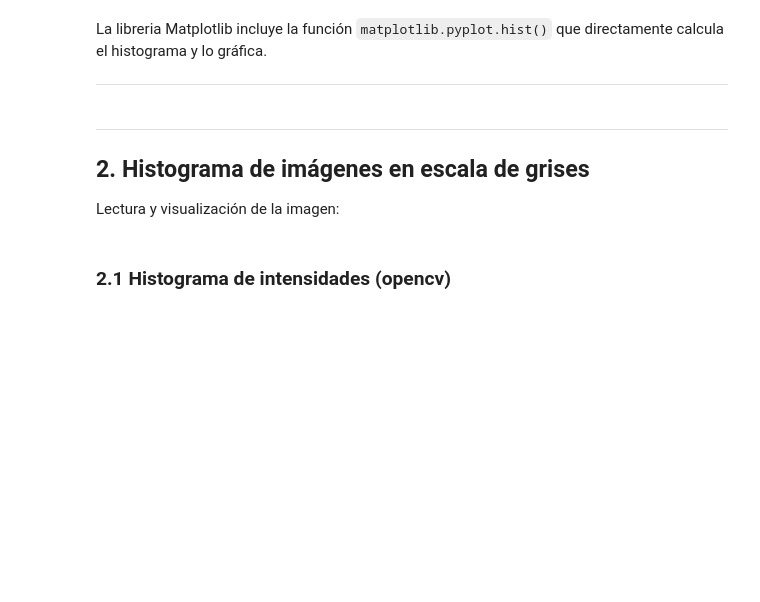
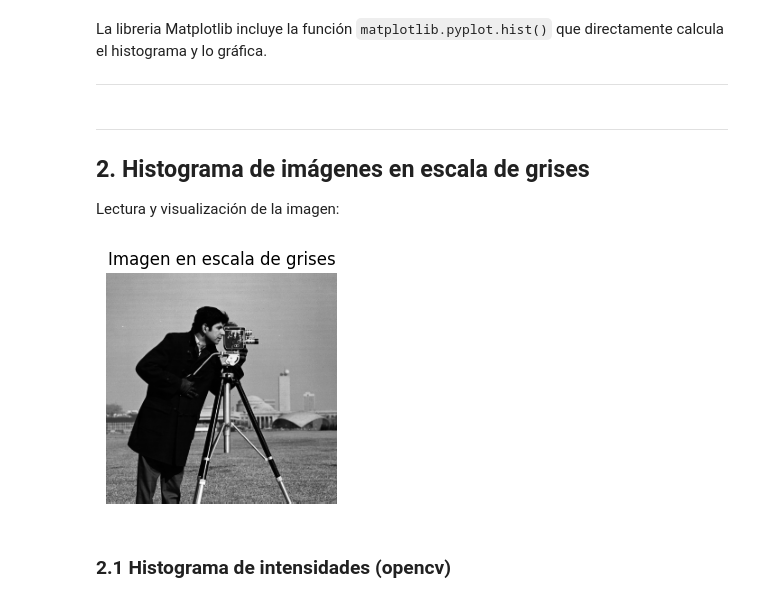
Before and after one commit to Nicolas8aa/cv_2025_1, a Jupyter notebook: lab_06.ipynb, the cells around one changed output. Drawn from its saved outputs; the diff is of its cells as text; code cells hidden in the pictures; blank space fills up the shorter version.

```diff
--- a/lab_06.ipynb
+++ b/lab_06.ipynb
@@ -73,14 +73,16 @@ from matplotlib import pyplot as plt
 Lectura y visualización de la imagen:
 # %%
 # Lectura de la imagen
-im_gray = cv2.imread('cameraman.tif', cv2.IMREAD_GRAYSCALE)
+im_gray = cv2.imread('./images/cameraman.tif', cv2.IMREAD_GRAYSCALE)
 
 # Visualización de la imagen
 plt.figure(figsize=(3,3))
 plt.imshow(im_gray, cmap='gray')
 plt.title('Imagen en escala de grises')
 plt.axis('off')
 plt.show()
+# %% [output]
+[figure, added]
 # %% [markdown]
 ### 2.1 Histograma de intensidades (opencv)
 # %%
```
Also changed, not shown: parts of 7 cells of this notebook, 5 other files.
